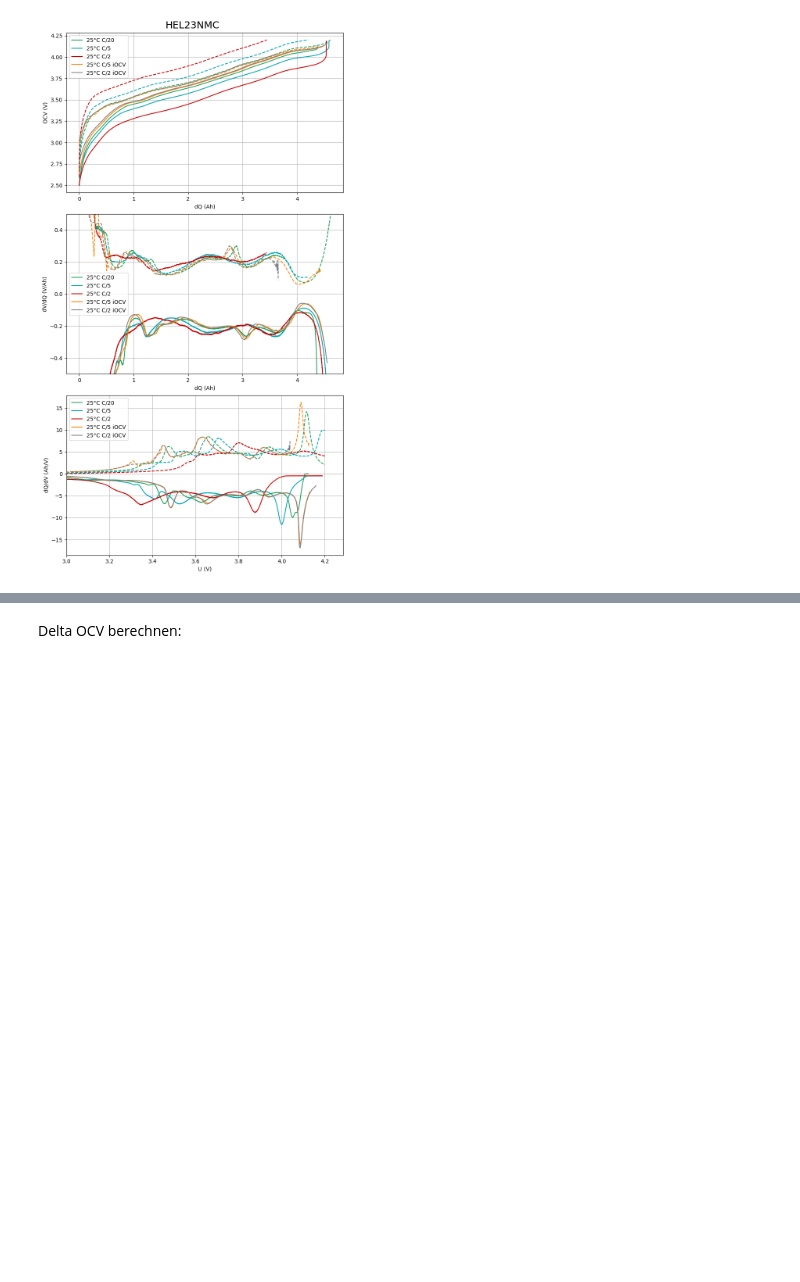
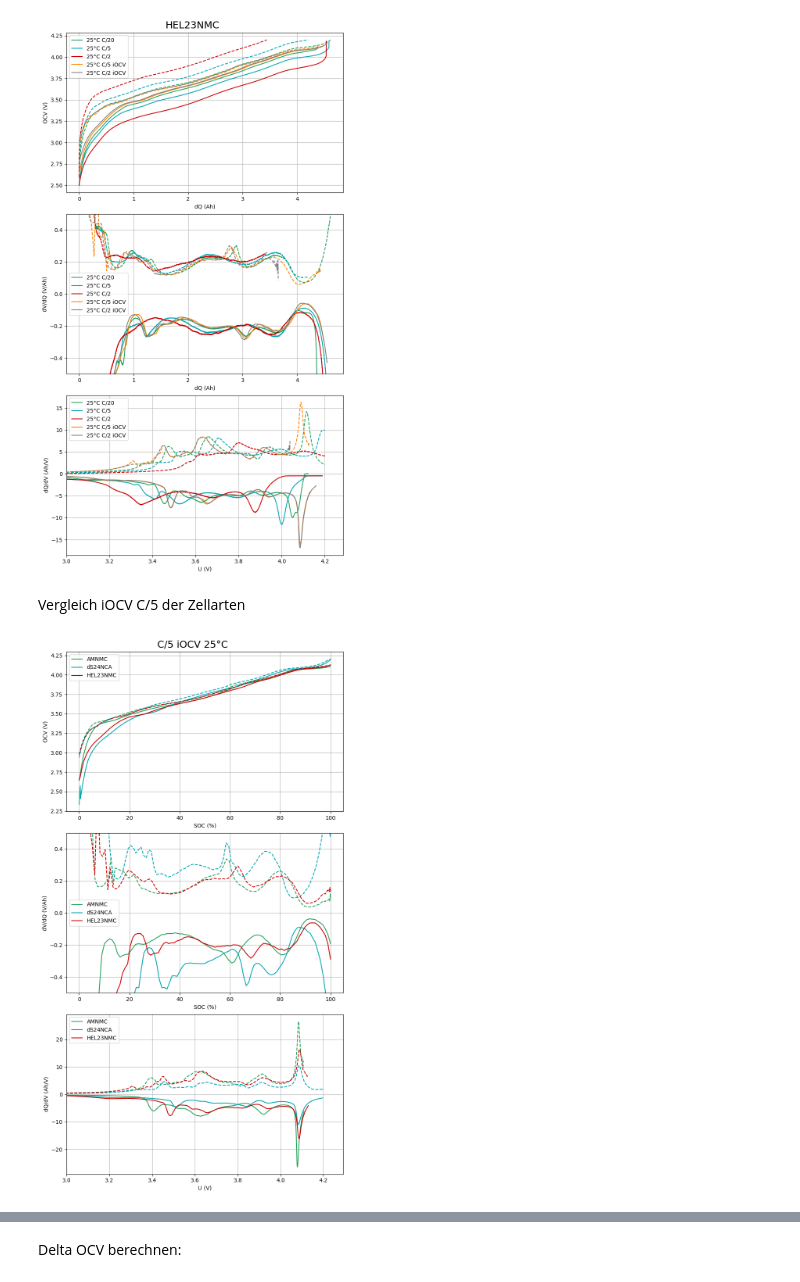
Before and after one commit to dieterduese/Projekt_Entropie, a Jupyter notebook: OCV_plotten.ipynb, the cells around one changed output, grey strips where cells are left out. Drawn from its saved outputs; the diff is of its cells as text; code cells hidden in the pictures; blank space fills up the shorter version.

```diff
--- a/OCV_plotten.ipynb
+++ b/OCV_plotten.ipynb
@@ -278,3 +278,73 @@ for z in data.keys():
 [figure]
 [figure]
 [figure]
+# %% [markdown]
+Vergleich iOCV C/5 der Zellarten
+# %%
+#%%
+"""iOCV C/5 Vergleich"""
+colors = ['#22a15c', '#00a6b3', '#cc0000', '#ff8000', '#808080']
+temp = ["25°C", "45°C"]
+savgol = {"C/20": 101, "C/5": 91, "C/2": 61}
+
+co = 0
+c="C/5 iOCV"
+fig, axes = plt.subplots(3, 1, figsize=(8, 15))
+for z in data.keys():
+    ch = data[z]["ch"]["25°C"][c]["mean"]
+    dis = data[z]["dis"]["25°C"][c]["mean"]
+    dQ_ch = ch[:, 4] - min(ch[:, 4])
+    dQ_dis = dis[:, 4] - min(dis[:, 4])
+
+    axes[0].plot(dQ_ch/dQ_ch[-1]*100, ch[:, 2], linestyle='--', color=colors[co])
+    axes[0].plot(dQ_dis/dQ_dis[0]*100, dis[:, 2], color=colors[co], label=z)
+
+    dva_ch = DVA[z]["ch"]["25°C"][c]
+    dva_dis = DVA[z]["dis"]["25°C"][c]
+
+    dvaCH_filt = dva_ch[:, 1]
+    dvaDIS_filt = dva_dis[:, 1]
+
+    axes[1].plot(dva_ch[:, 2]/dva_ch[-1,2]*100, dvaCH_filt, linestyle='--', color=colors[co])
+    axes[1].plot(dva_dis[:, 2]/dva_dis[0,2]*100, dvaDIS_filt, color=colors[co], label=z)
+
+    ica_ch = ICA[z]["ch"]["25°C"][c]
+    ica_dis = ICA[z]["dis"]["25°C"][c]
+
+    icaCH_filt = ica_ch[:, 1]
+    icaDIS_filt = ica_dis[:, 1]
+
+    axes[2].plot(ica_ch[:, 2], icaCH_filt, linestyle='--', color=colors[co])
+    axes[2].plot(ica_dis[:, 2], icaDIS_filt, color=colors[co], label=z)
+
+    co += 1
+
+# Beschriftungen und Einstellungen für jeden Plot
+axes[0].set_ylabel('OCV (V)')
+axes[0].set_xlabel('SOC (%)')
+axes[0].grid()
+axes[0].legend()
+
+axes[1].set_ylabel('dV/dQ (V/Ah)')
+axes[1].set_xlabel('SOC (%)')
+axes[1].set_ylim(-0.5, 0.5)
+axes[1].grid()
+axes[1].legend()
+
+axes[2].set_ylabel('dQ/dV (Ah/V)')
+axes[2].set_xlabel('U (V)')
+axes[2].set_xlim(left=3)
+axes[2].grid()
+axes[2].legend()
+
+# Passe das Layout der Subplots und den Abstand an
+plt.tight_layout()
+
+# Setzt den Titel oberhalb der Figur
+fig.suptitle("C/5 iOCV 25°C", fontsize=18, y=0.95)
+plt.subplots_adjust(top=0.93)  # Platz für den Titel schaffen
+
+# Zeige den Plot
+plt.show()
+# %% [output]
+[figure, added]
```
Also changed, not shown: parts of 2 cells of this notebook.
